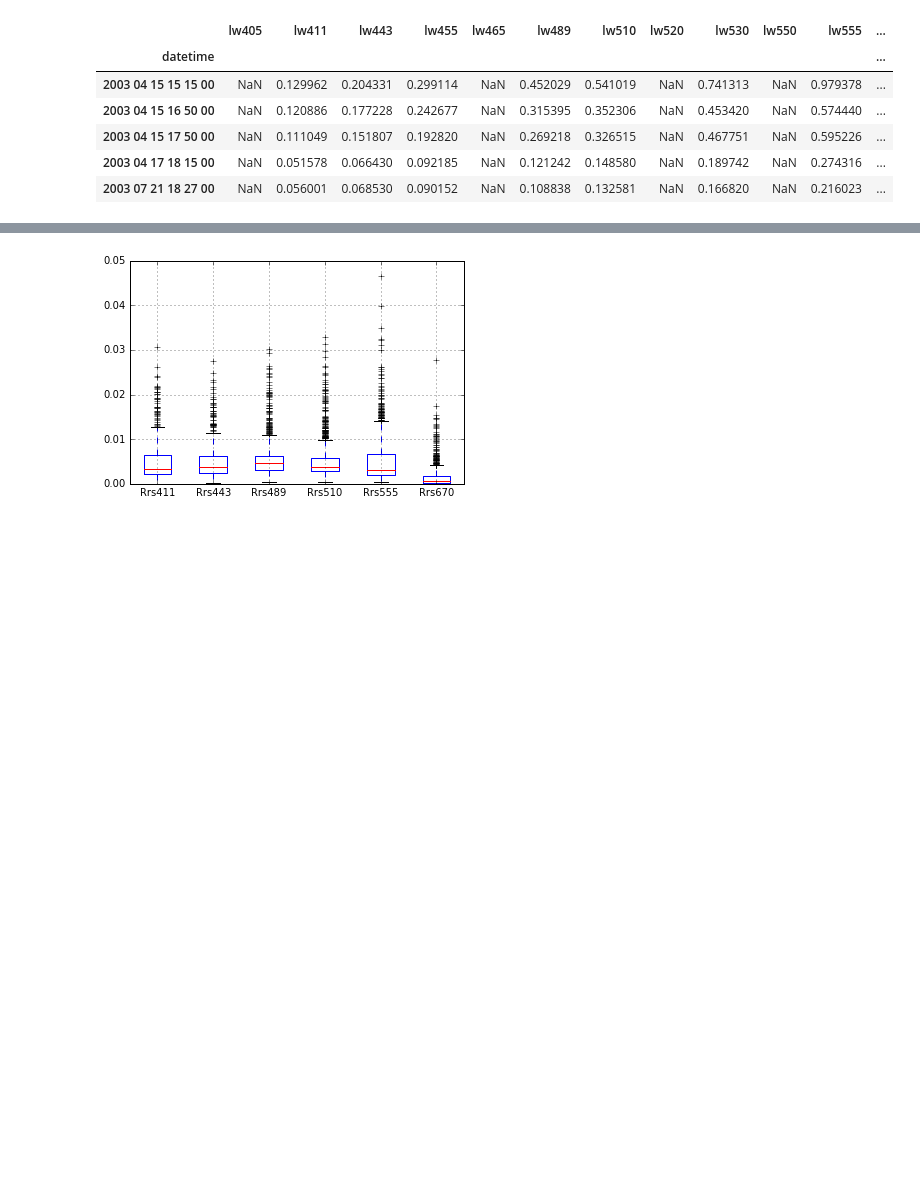
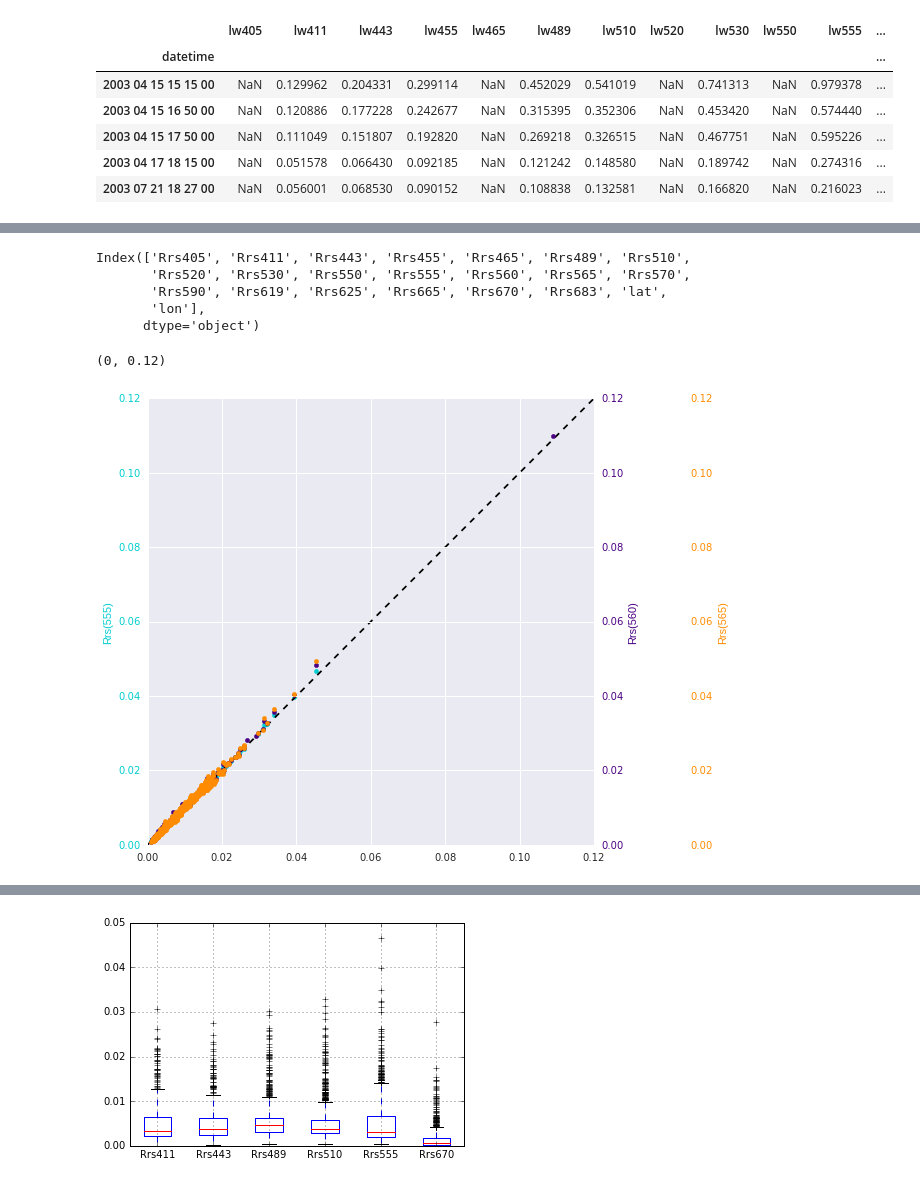
Before and after one commit to grayWolfDC/OWT_Fuzzy, a Jupyter notebook: IPYNB/clustering nomad and implementing xie-beni.ipynb, the cells around one changed output, grey strips where cells are left out. Cells and saved outputs as stored; diff of their text form; code cells hidden in the pictures; blank space fills up the shorter version.

```diff
--- a/IPYNB/clustering nomad and implementing xie-beni.ipynb
+++ b/IPYNB/clustering nomad and implementing xie-beni.ipynb
@@ -74,0 +64,45 @@ dfRrs.describe()
+# %%
+print(dfRrs.columns)
+dfAquaRrs = dfRrs[['Rrs411','Rrs443','Rrs489']]
+# %% [output]
+Index(['Rrs405', 'Rrs411', 'Rrs443', 'Rrs455', 'Rrs465', 'Rrs489', 'Rrs510',
+       'Rrs520', 'Rrs530', 'Rrs550', 'Rrs555', 'Rrs560', 'Rrs565', 'Rrs570',
+       'Rrs590', 'Rrs619', 'Rrs625', 'Rrs665', 'Rrs670', 'Rrs683', 'lat',
+       'lon'],
+      dtype='object')
+# %%
+# Can we use "yellow-green" channels to augment a single band?
+def make_patch_spines_invisible(ax):
+    ax.set_frame_on(True)
+    ax.patch.set_visible(False)
+    for sp in ax.spines.values():
+        sp.set_visible(False)
+
+fYellow,axYe = pl.subplots(figsize=(8,8))
+axYe.scatter(dfRrs.Rrs550,dfRrs.Rrs555,color='darkturquoise')
+axYe.tick_params(axis='y',colors='darkturquoise')
+lims=(0,.12)
+axYe.plot(lims,lims,'k',ls='--')
+axYe.set_ylabel('Rrs(555)',color='darkturquoise')
+ax560 = axYe.twinx()
+ax565 = axYe.twinx()
+ax565.spines["right"].set_position(("axes",1.2))
+# Having been created by twinx, ax565 has its frame off, so the line of its
+# detached spine is invisible.  First, activate the frame but make the patch
+# and spines invisible.
+make_patch_spines_invisible(ax565)
+ax565.spines["right"].set_visible(True)
+ax560.scatter(dfRrs.Rrs550,dfRrs.Rrs560,color='indigo')
+ax560.set_ylabel('Rrs(560)',color='indigo')
+ax560.tick_params(axis='y',colors='indigo')
+ax560.set_ylim(lims)
+ax565.scatter(dfRrs.Rrs550,dfRrs.Rrs565,color='darkorange')
+ax565.set_ylabel('Rrs(565)',color='darkorange')
+ax565.tick_params(axis='y',colors='darkorange')
+ax565.yaxis.label.set_color('darkorange')
+ax565.set_ylim(lims);
+axYe.set_ylim(lims)
+axYe.set_xlim(lims)
+# %% [output]
+(0, 0.12)
+[figure, added]
```
Also changed, not shown: parts of 17 cells of this notebook.
